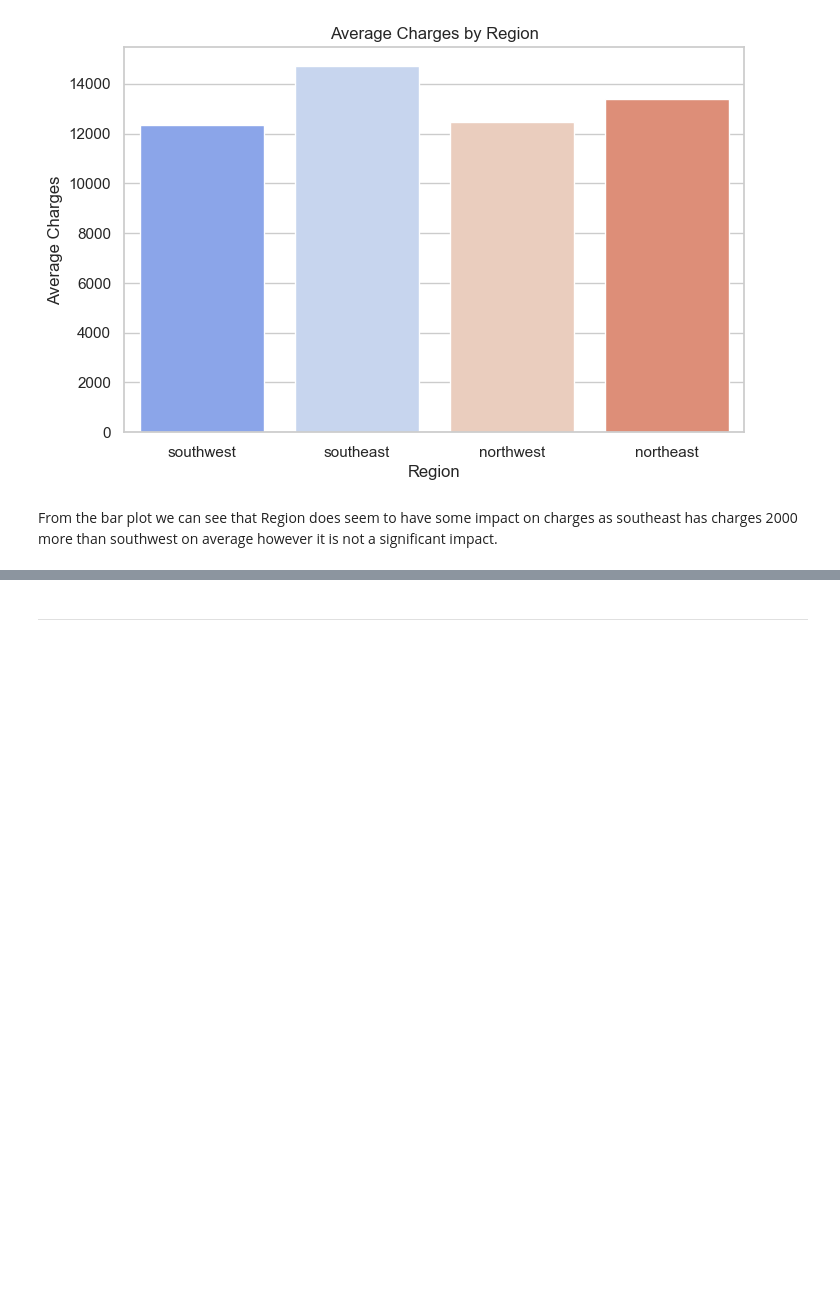
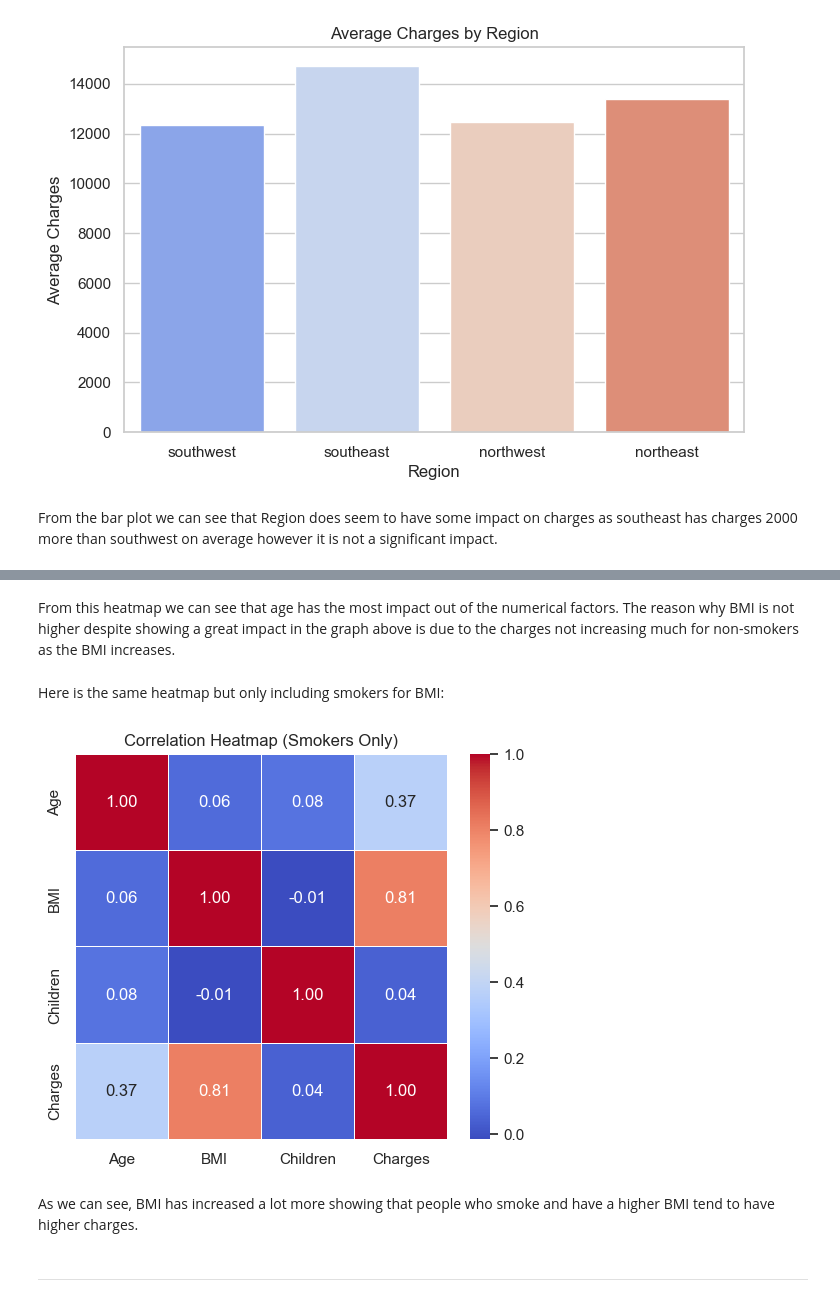
Before and after one commit to Hamza-Murshad/Hackathon2_project_team3, a Jupyter notebook: jupyter_notebooks/EDA.ipynb, the cells around one changed output, grey strips where cells are left out. Saved outputs shown, nothing was run; the diff lists cells and outputs as text; code cells hidden in the pictures; blank space fills up the shorter version.

```diff
--- a/jupyter_notebooks/EDA.ipynb
+++ b/jupyter_notebooks/EDA.ipynb
@@ -192,3 +223,22 @@ From the bar plot we can see that Region does seem to have some impact on charge
+# %% [markdown]
+From this heatmap we can see that age has the most impact out of the numerical factors. The reason why BMI is not higher despite showing a great impact in the graph above is due to the charges not increasing much for non-smokers as the BMI increases.
+# %% [markdown]
+Here is the same heatmap but only including smokers for BMI:
+# %%
+smokers_df = df[df['Smoker'] == 'yes']
+
+num_cols = ['Age', 'BMI', 'Children', 'Charges']
+
+corr_matrix_smokers = smokers_df[num_cols].corr()
+
+plt.figure(figsize=(6, 5))
+sns.heatmap(corr_matrix_smokers, annot=True, cmap='coolwarm', fmt=".2f", linewidths=0.5)
+plt.title('Correlation Heatmap (Smokers Only)')
+plt.show()
+# %% [output]
+[figure, added]
+# %% [markdown]
+As we can see, BMI has increased a lot more showing that people who smoke and have a higher BMI tend to have higher charges.
 # %% [markdown]
 ---
 # %% [markdown]
```
Also changed, not shown: parts of 14 cells of this notebook.
